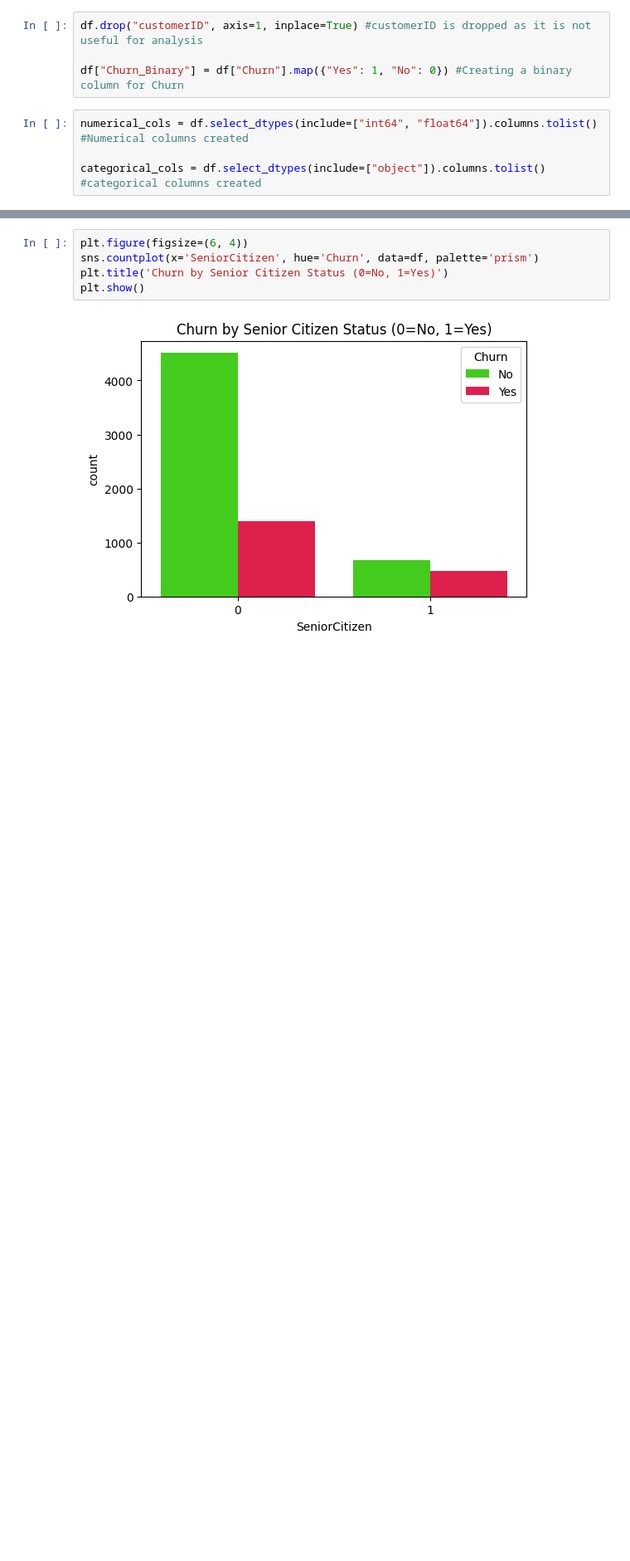
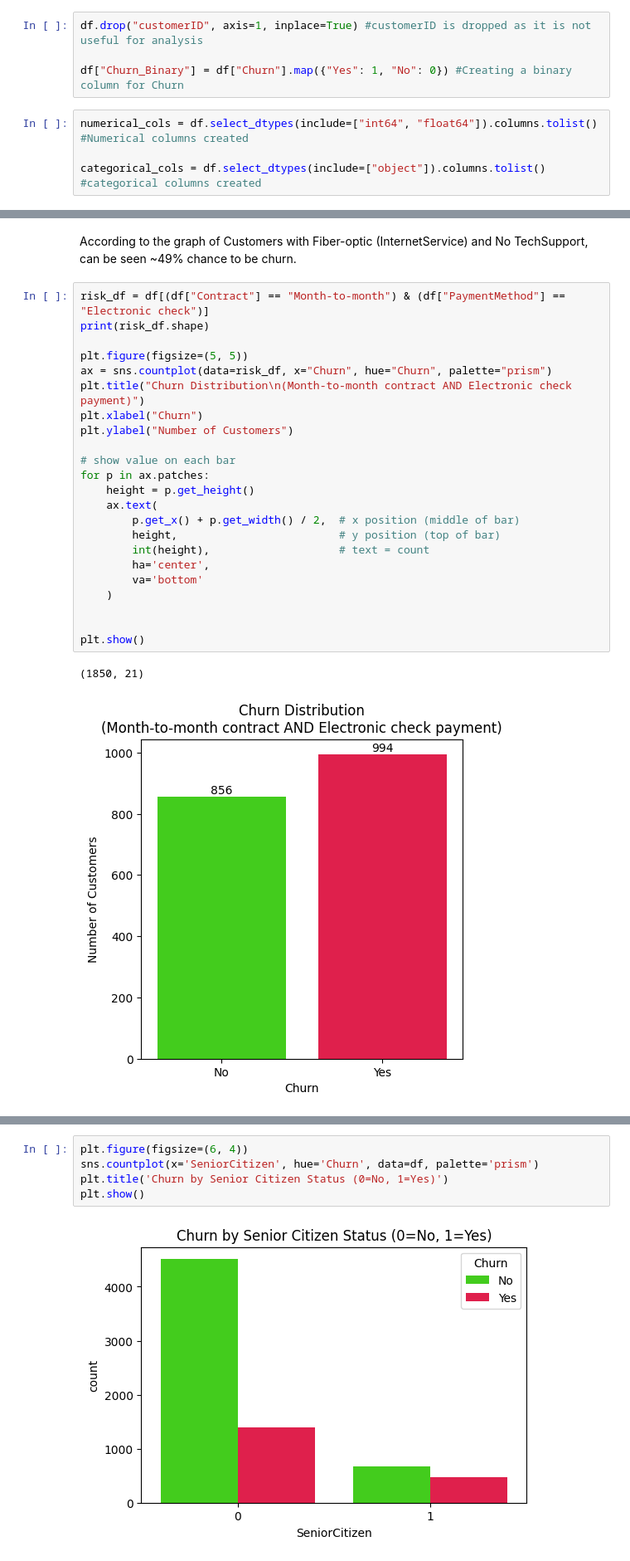
Before and after one commit to NisithaNimsara/Customer_Churn_Prediction-, a Jupyter notebook: EDA.ipynb, the cells around one changed output, grey strips where cells are left out. Shown at 83% size. Cells and saved outputs as stored; diff of their text form; blank space fills up the shorter version.

```diff
--- a/EDA.ipynb
+++ b/EDA.ipynb
@@ -188,0 +250,28 @@ for col in categorical_cols:
+# %% [markdown]
+According to the graph of Customers with Fiber-optic (InternetService) and No TechSupport, can be seen ~49% chance to be churn.
+# %%
+risk_df = df[(df["Contract"] == "Month-to-month") & (df["PaymentMethod"] == "Electronic check")]
+print(risk_df.shape)
+
+plt.figure(figsize=(5, 5))
+ax = sns.countplot(data=risk_df, x="Churn", hue="Churn", palette="prism")
+plt.title("Churn Distribution\n(Month-to-month contract AND Electronic check payment)")
+plt.xlabel("Churn")
+plt.ylabel("Number of Customers")
+
+# show value on each bar
+for p in ax.patches:
+    height = p.get_height()
+    ax.text(
+        p.get_x() + p.get_width() / 2,  # x position (middle of bar)
+        height,                         # y position (top of bar)
+        int(height),                    # text = count
+        ha='center',
+        va='bottom'
+    )
+
+
+plt.show()
+# %% [output]
+(1850, 21)
+[figure, added]
```
Also changed, not shown: parts of 19 cells of this notebook.
